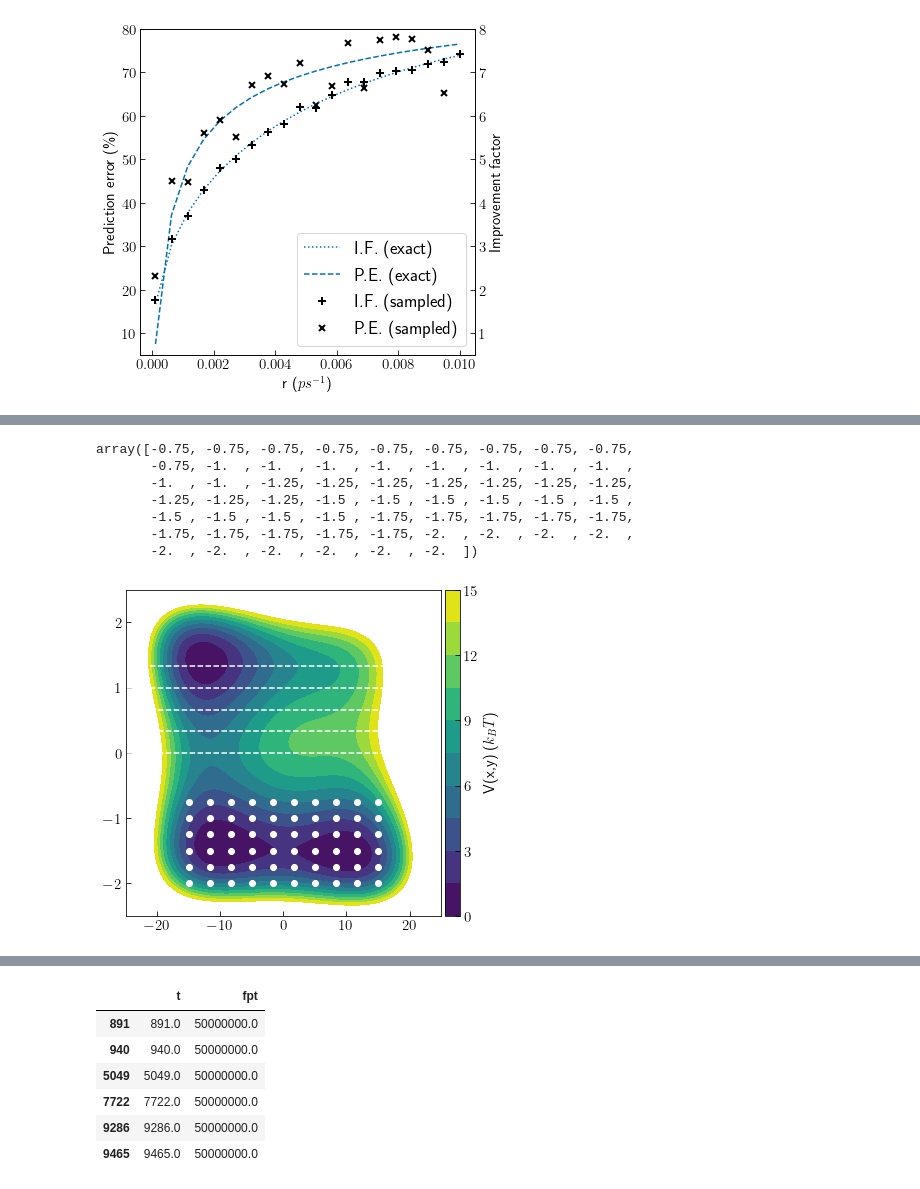
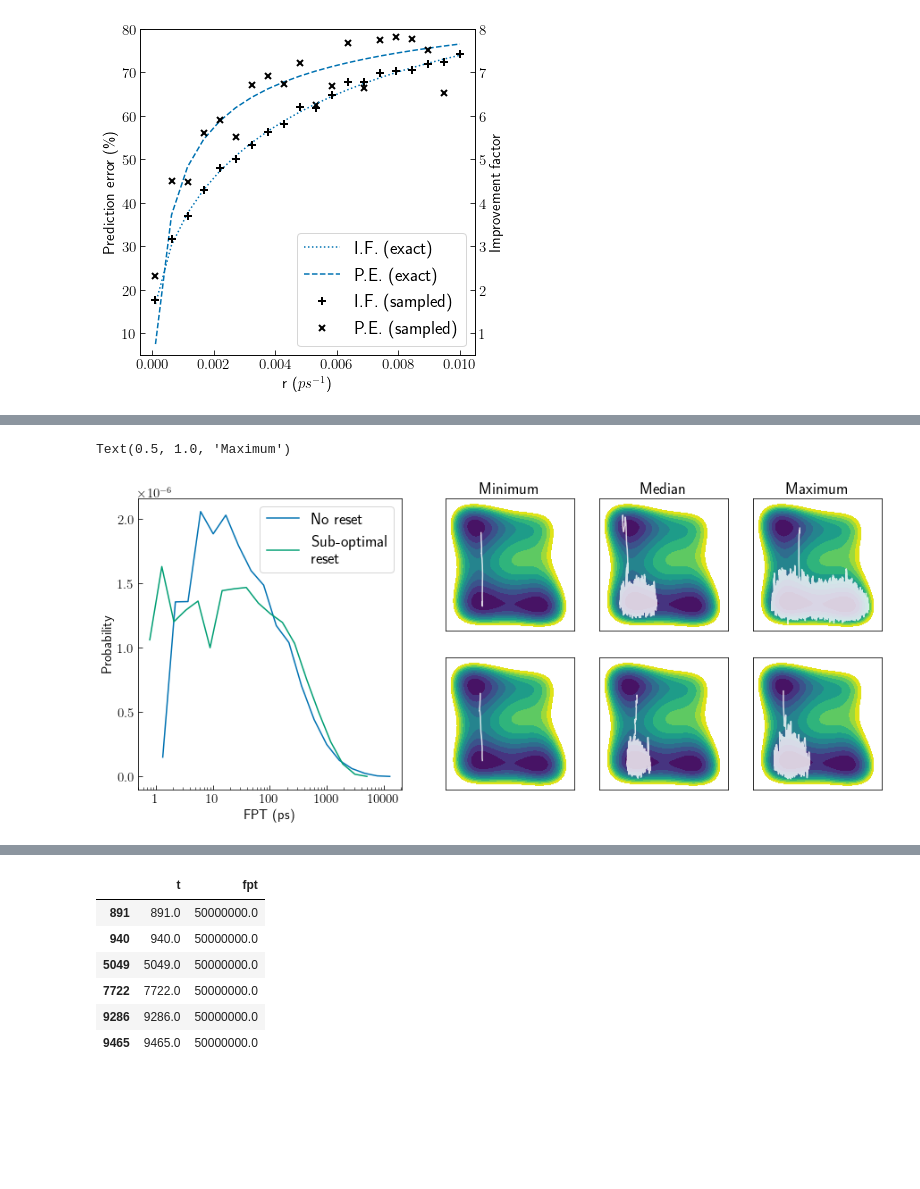
Before and after one commit to OfirBlumer/resetting, a Jupyter notebook: plotsForPaper/plotsMaker.ipynb, the cells around one changed output, grey strips where cells are left out. Saved outputs shown, nothing was run; the diff lists cells and outputs as text; code cells hidden in the pictures; blank space fills up the shorter version.

Commit message:
adding some results

```diff
--- a/plotsForPaper/plotsMaker.ipynb
+++ b/plotsForPaper/plotsMaker.ipynb
@@ -46,8 +46,11 @@ def sharpSample(func,params,rate):
 def pade3_2(x,U0,U1,D1,U2,D2,D3):
     return (U2*x**2+x*U1+U0)/(D3*x**3+D2*x**2+x*D1+1)
 
-def pade3_3(x,U0,D0,U1,D1,U2,D2,U3,D3,D4):
-    return (U3*x**3+U2*x**2+x*U1+U0)/(D3*x**3+D2*x**2+x*D1+D0)
+def pade2_2(x,U0,U1,D1,U2,D2):
+    return (U2*x**2+x*U1+U0)/(D2*x**2+x*D1+1)
+
+def pade3_3(x,U0,U1,D1,U2,D2,U3,D3):
+    return (U3*x**3+U2*x**2+x*U1+U0)/(D3*x**3+D2*x**2+x*D1+1)
 
 def pade3_4(x,A,U1,D1,U2,D2,U3,D3,D4):
     return (U3*x**3+U2*x**2+x*U1+A)/(D4*x**4+D3*x**3+D2*x**2+x*D1+A)
@@ -89,7 +92,7 @@ plt.rcParams['ytick.major.size'] = 5.0
 plt.rcParams['ytick.minor.size'] = 3.0
 plt.rcParams['axes.linewidth'] = lwidth
 plt.rcParams['legend.handlelength'] = lhandle
-plt.rc("savefig", dpi=200)
+plt.rc("savefig", dpi=300)
 # %% [markdown]
 Plot predictions...
 # %%
@@ -419,39 +692,62 @@ for seed in [10000,10001,10004,10008]:
 # %%
-fig, ax = plt.subplots(figsize=(6,6))
+fig = plt.figure(figsize=(18, 6))
+ax1 = plt.subplot(2,6,3)
+ax2 = plt.subplot(2,6,4)
+ax3 = plt.subplot(2,6,5)
+ax4 = plt.subplot(2,6,9)
+ax5 = plt.subplot(2,6,10)
+ax6 = plt.subplot(2,6,11)
+ax7 = plt.subplot(1,3,1)
+axs = [ax1, ax2, ax3, ax4, ax5, ax6, ax7]
 
-pointsx = np.linspace(-25,25,100)
+pointsx = np.linspace(-35,35,100)
 pointsy = np.linspace(-2.5,2.5,100)
 xs = []
 ys = []
 Vs = []
 levels = np.linspace(0,15,11)
 for xt in pointsx:
-    x = xt/10
+    x = xt/15
     for yt in pointsy:
         y = yt/1
         Vs.append(1.5*0.59616*(x**4+y**4-2*x**2-4*y**2+x*y+1.5*x+1.2*y))
         xs.append(xt)
         ys.append(yt)
-
 surface = pd.DataFrame({"x":xs,"y":ys,"V":Vs})
 surface.V -= surface.V.min()
-im = ax.tricontourf(surface.x,surface.y,surface.V/0.59616,levels=levels)
-divider = make_axes_locatable(ax)
-cax = divider.append_axes('right', size='5%', pad=0.05)
-fig.colorbar(im, cax=cax, orientation='vertical',label=f"V(x,y) ($k_BT$)")
-x = np.linspace(-15, 15, 10)
-y = np.linspace(-0.75,-2, 6)
-X,Y = np.meshgrid(x,y)
-ax.scatter(X,Y,c="white")
-for y in [0,0.33,0.66,1,1.33]:
-    ax.plot([-25,25],[y,y],c="white",linestyle="dashed")
-Y.flatten()
+for rate in [0,2]:
+    FPTs = np.loadtxt(f"results/FPTWQrate{rate}",skiprows=1)
+
+    logbins = np.logspace(np.log10(FPTs.min()),np.log10(FPTs.max()),20)
+    xs = 0.5*(logbins[1:] + logbins[:-1])
+    c,b = np.histogram(FPTs, bins=logbins, density=True)
+    axs[-1].plot(xs/1e3,c)
+    axs[-1].set_xscale("log")
+    axs[-1].set_ylabel("Probability")
+    axs[-1].set_xlabel("FPT (ps)")
+    axs[-1].get_xaxis().set_major_formatter(matplotlib.ticker.ScalarFormatter())
+    axs[-1].set_xticks([1,10,100,1000,10000])
+axs[-1].legend(["No reset","Sub-optimal\n reset"])
+for ax in axs[:-1]:
+    ax.tricontourf(surface.x,surface.y,surface.V/0.59616,levels=levels)
+    ax.set_xticks([])
+    ax.set_yticks([])
+    # for x in (FPTs.min(),np.median(FPTs),FPTs.max()):
+    #     axs[0].plot([x/1e3,x/1e3],[c.min(),c.max()])
+subplot = 0
+for seed in [11195,11455,12957,26383,23311,29107]:
+    with open(f"../LAMMPS/trajectories/dump{seed}.xyz","r") as file:
+        lines = file.readlines()
+    xs = []
+    ys = []
+    for i in range(2,len(lines),3):
+        xs.append(float(lines[i].split()[1]))
+        ys.append(float(lines[i].split()[2]))
+    axs[subplot].plot(xs,ys,c="white",alpha=0.8)
+    subplot += 1
+axs[0].set_title("Minimum")
+axs[1].set_title("Median")
+axs[2].set_title("Maximum")
 # %% [output]
-array([-0.75, -0.75, -0.75, -0.75, -0.75, -0.75, -0.75, -0.75, -0.75,
-       -0.75, -1.  , -1.  , -1.  , -1.  , -1.  , -1.  , -1.  , -1.  ,
-       -1.  , -1.  , -1.25, -1.25, -1.25, -1.25, -1.25, -1.25, -1.25,
-       -1.25, -1.25, -1.25, -1.5 , -1.5 , -1.5 , -1.5 , -1.5 , -1.5 ,
-       -1.5 , -1.5 , -1.5 , -1.5 , -1.75, -1.75, -1.75, -1.75, -1.75,
-       -1.75, -1.75, -1.75, -1.75, -1.75, -2.  , -2.  , -2.  , -2.  ,
-       -2.  , -2.  , -2.  , -2.  , -2.  , -2.  ])
+Text(0.5, 1.0, 'Maximum')
-[figure, old version]
+[figure, new version]
```
Also changed, not shown: parts of 20 cells of this notebook, 33 other files.
